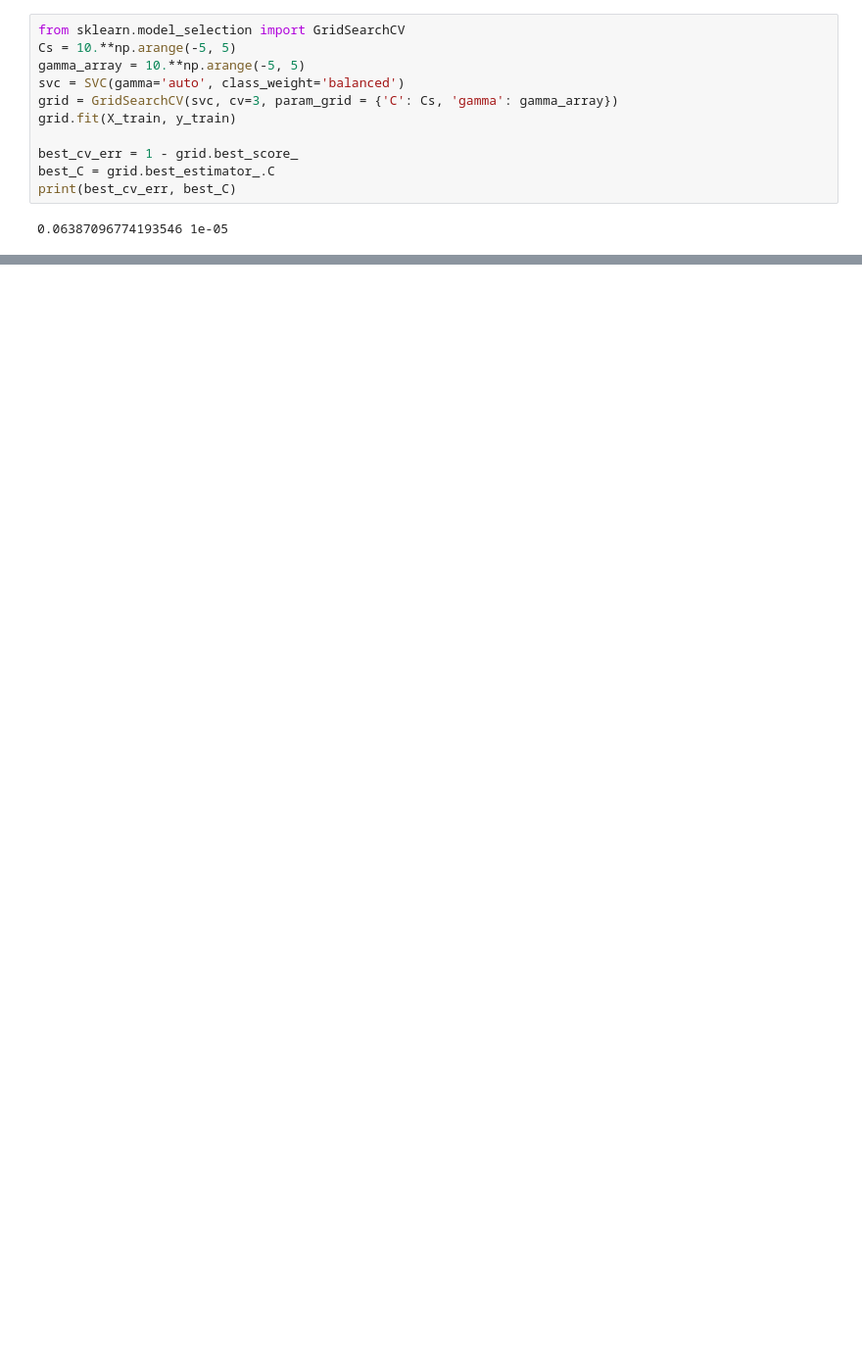
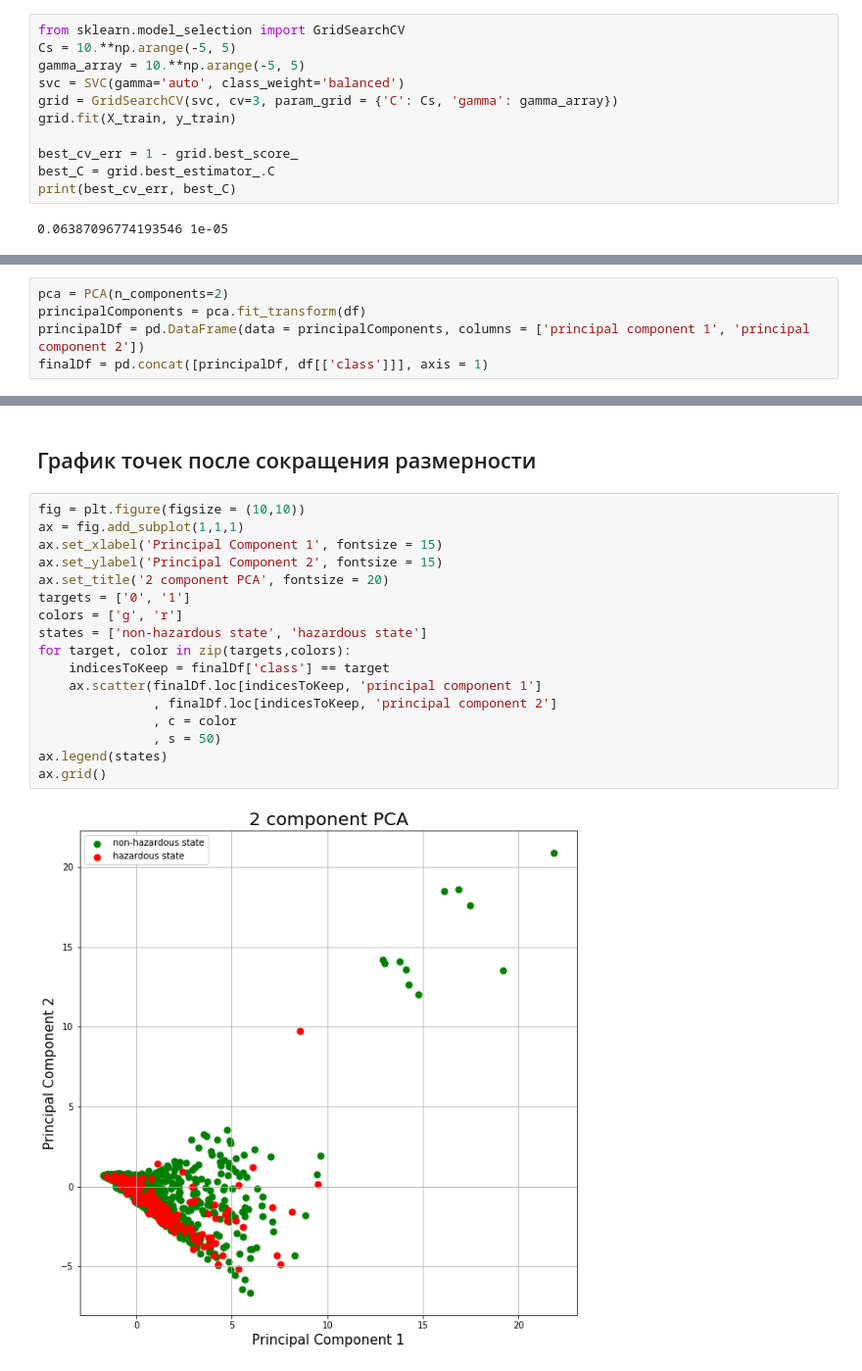
Before and after one commit to weeellz/machinelearning, a Jupyter notebook: seismic-bumps.ipynb, the cells around one changed output, grey strips where cells are left out. Shown at 98% size. Cells and saved outputs as stored; diff of their text form; blank space fills up the shorter version.

```diff
--- a/seismic-bumps.ipynb
+++ b/seismic-bumps.ipynb
@@ -382,0 +431,5 @@ print(best_cv_err, best_C)
+# %%
+pca = PCA(n_components=2)
+principalComponents = pca.fit_transform(df)
+principalDf = pd.DataFrame(data = principalComponents, columns = ['principal component 1', 'principal component 2'])
+finalDf = pd.concat([principalDf, df[['class']]], axis = 1)
@@ -382,0 +452,21 @@ print(best_cv_err, best_C)
+# %% [markdown]
+## График точек после сокращения размерности
+# %%
+fig = plt.figure(figsize = (10,10))
+ax = fig.add_subplot(1,1,1)
+ax.set_xlabel('Principal Component 1', fontsize = 15)
+ax.set_ylabel('Principal Component 2', fontsize = 15)
+ax.set_title('2 component PCA', fontsize = 20)
+targets = ['0', '1']
+colors = ['g', 'r']
+states = ['non-hazardous state', 'hazardous state']
+for target, color in zip(targets,colors):
+    indicesToKeep = finalDf['class'] == target
+    ax.scatter(finalDf.loc[indicesToKeep, 'principal component 1']
+               , finalDf.loc[indicesToKeep, 'principal component 2']
+               , c = color
+               , s = 50)
+ax.legend(states)
+ax.grid()
+# %% [output]
+[figure, added]
```
Also changed, not shown: parts of 46 cells of this notebook.
